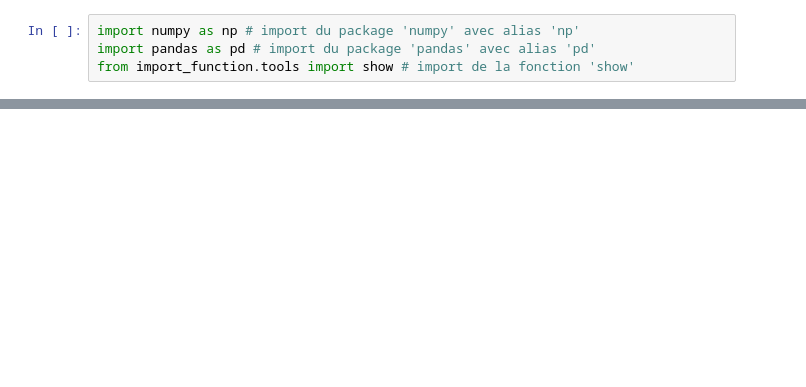
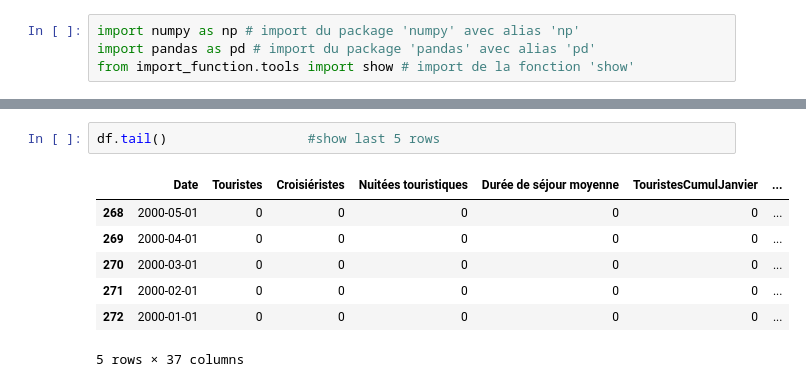
Before and after one commit to PaulGuiraud/projet_OI, a Jupyter notebook: Projet_OI/Main.ipynb, the cells around one changed output, grey strips where cells are left out. Drawn from its saved outputs; the diff is of its cells as text; blank space fills up the shorter version.

```diff
--- a/Projet_OI/Main.ipynb
+++ b/Projet_OI/Main.ipynb
@@ -24,0 +25,10 @@ data                      #show data
+# %%
+df.tail()                  #show last 5 rows
+# %% [output]
+|  | Date | Touristes | Croisiéristes | Nuitées touristiques | Durée de séjour moyenne | TouristesCumulJanvier | ... |
+| 268 | 2000-05-01 | 0 | 0 | 0 | 0 | 0 | ... |
+| 269 | 2000-04-01 | 0 | 0 | 0 | 0 | 0 | ... |
+| 270 | 2000-03-01 | 0 | 0 | 0 | 0 | 0 | ... |
+| 271 | 2000-02-01 | 0 | 0 | 0 | 0 | 0 | ... |
+| 272 | 2000-01-01 | 0 | 0 | 0 | 0 | 0 | ... |
+5 rows × 37 columns
```
Also changed, not shown: parts of 10 cells of this notebook, 2 other files.
